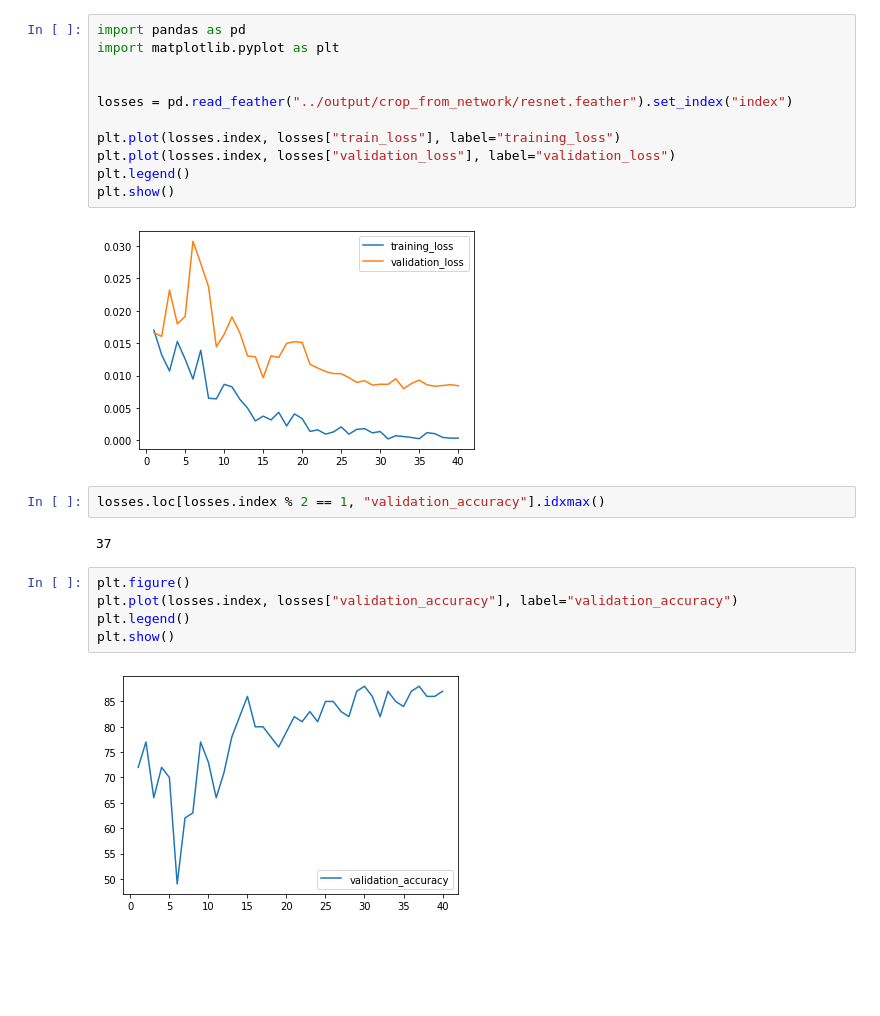
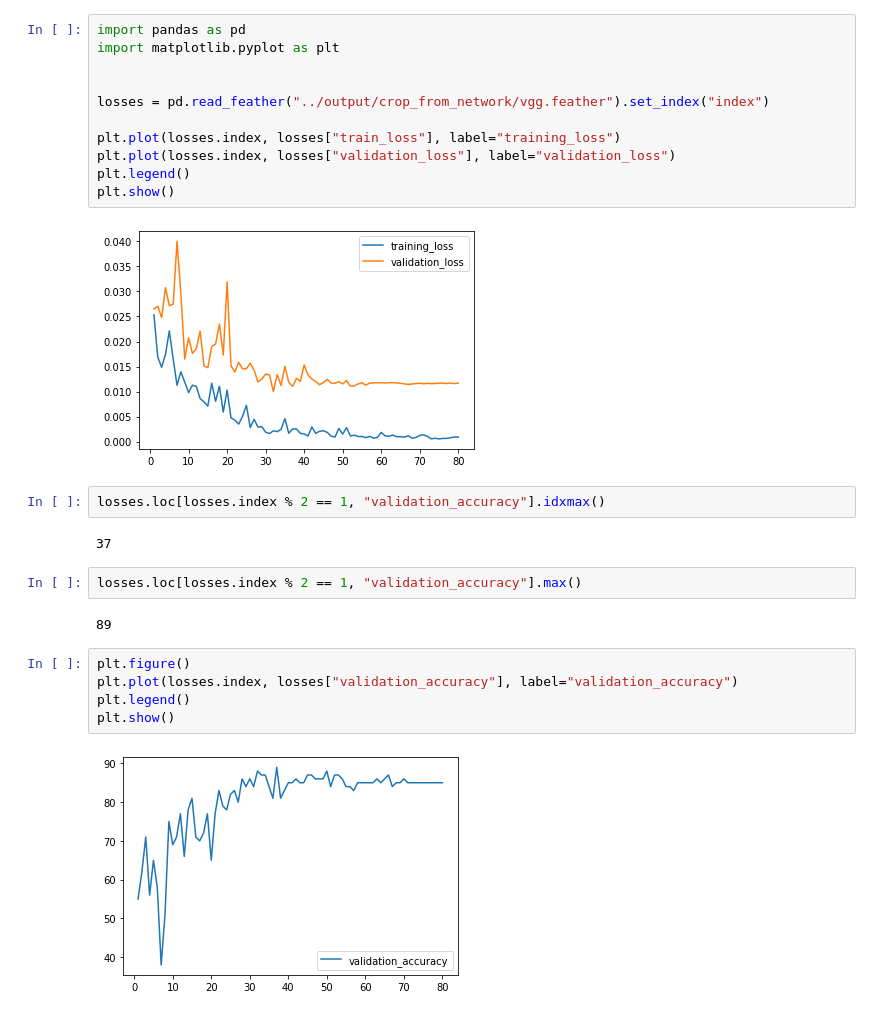
Before and after one commit to theovincent/birdClassification, a Jupyter notebook: classifier/visualize_losses.ipynb, the cells around one changed output. Cells and saved outputs as stored; diff of their text form; blank space fills up the shorter version.

```diff
--- a/classifier/visualize_losses.ipynb
+++ b/classifier/visualize_losses.ipynb
@@ -1,24 +1,28 @@
 # %%
 import pandas as pd
 import matplotlib.pyplot as plt
 
 
-losses = pd.read_feather("../output/crop_from_network/resnet.feather").set_index("index")
+losses = pd.read_feather("../output/crop_from_network/vgg.feather").set_index("index")
 
 plt.plot(losses.index, losses["train_loss"], label="training_loss")
 plt.plot(losses.index, losses["validation_loss"], label="validation_loss")
 plt.legend()
 plt.show()
 # %% [output]
-[figure, old version]
+[figure, new version]
 # %%
 losses.loc[losses.index % 2 == 1, "validation_accuracy"].idxmax()
 # %% [output]
 37
+# %%
+losses.loc[losses.index % 2 == 1, "validation_accuracy"].max()
+# %% [output]
+89
 # %%
 plt.figure()
 plt.plot(losses.index, losses["validation_accuracy"], label="validation_accuracy")
 plt.legend()
 plt.show()
 # %% [output]
-[figure, old version]
+[figure, new version]
```
Also changed, not shown: 6 other files.
